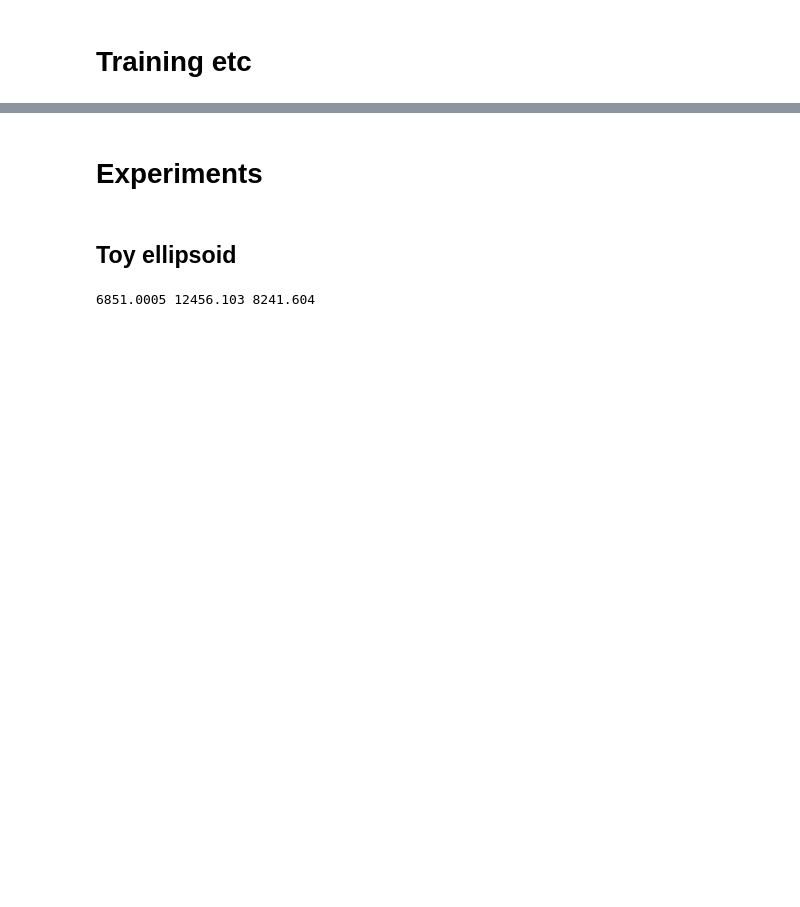
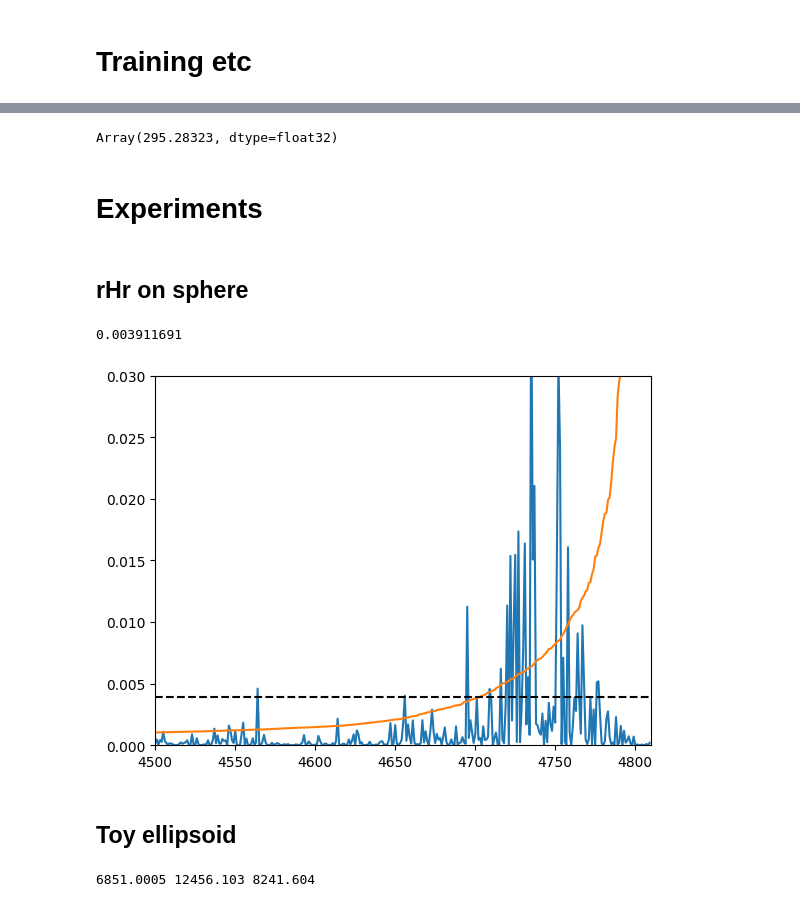
Before and after one commit to EleutherAI/basin-volume, a Jupyter notebook: basin_precondition.ipynb, the cells around one changed output, grey strips where cells are left out. Saved outputs shown, nothing was run; the diff lists cells and outputs as text; code cells hidden in the pictures; blank space fills up the shorter version.

Commit message:
sphere

```diff
--- a/basin_precondition.ipynb
+++ b/basin_precondition.ipynb
@@ -99,15 +113,15 @@ def train_simple(
     # Define the optimizer and training state
     if cfg.opt == "adam":
         sched = optax.cosine_decay_schedule(cfg.lr, num_steps)
-        tx = optax.adam(learning_rate=sched, eps_root=1e-8)
+        tx = optax.adamw(learning_rate=sched, eps_root=1e-8, weight_decay=cfg.weight_decay)
     else:
         sched = optax.cosine_decay_schedule(cfg.lr, num_steps)
         tx = optax.sgd(learning_rate=sched, momentum=0.9)
 
     if target_norm is not None:
-        params_raveled = params_raveled * target_norm / mlp.ellipsoid_norm(mlp.Params(params_raveled, unravel), cfg.spherical)
+        params_raveled = params_raveled * target_norm / norm(params_raveled)
     elif cfg.mesa_constrain:
-        target_norm = mlp.ellipsoid_norm(mlp.Params(params_raveled, unravel), cfg.spherical)
+        target_norm = norm(params_raveled)
 
     state = TrainState.create(apply_fn=apply_fn, params=dict(p=params_raveled), tx=tx)
 
@@ -121,7 +135,7 @@ def train_simple(
         loss, grads = loss_and_grad(state.params, state.apply_fn, *batch)
         state = state.apply_gradients(grads=grads)
         if target_norm is not None:
-            state.params['p'] *= target_norm / mlp.ellipsoid_norm(mlp.Params(state.params['p'], unravel), cfg.spherical)
+            state.params['p'] *= target_norm / norm(state.params['p'])
         return state, loss
 
     def epoch_step(state: TrainState, key) -> tuple[TrainState, tuple[jnp.ndarray, jnp.ndarray]]:
@@ -314,7 +340,12 @@ def flatten_dict(d):
 # %% [markdown]
 # Training etc
 # %%
-cfg = SimpleConfig(train_size=1024, opt="adam", lr=.06)
+cfg = SimpleConfig(train_size=1024,
+                   opt="adam",
+                   lr=.05,
+                   mesa_constrain=True,
+                   norm_scale=2.0,
+                   )
 # %%
 digits_splits = list(get_digits_splits(jax.random.key(cfg.seed), [cfg.train_size, -1]))
 X_train, Y_train = digits_splits[0]
@@ -334,9 +364,9 @@ def loss_fn(params_raveled):
     loss, acc = compute_loss({'p': params_raveled}, apply_fn, X_train, Y_train)
     return loss
 # %%
-def quick_train():
+def quick_train(cfg=cfg, init_params=init_params, digits_splits=digits_splits, apply_fn=apply_fn):
     return train_simple(init_params.raveled, init_params.unravel, digits_splits, apply_fn, cfg, return_state=True)
 # %%
 test_loss, train_loss, state = quick_train()
 # %%
-final_params = mlp.Params(state.params['p'], init_params.unravel)
+final_params = mlp.Raveler(state.params['p'], init_params.unravel)
@@ -376,3 +433,7 @@ def get_estimates_preconditioned(n, preconditioner=eye, fn=loss_fn, params=final
     diffs = jnp.array(diffs)
 
     return estimates, diffs
+# %%
+final_params.raveled @ final_params.raveled
+# %% [output]
+Array(295.28323, dtype=float32)
@@ -379,5 +450,20 @@ def get_estimates_preconditioned(n, preconditioner=eye, fn=loss_fn, params=final
 # %% [markdown]
 # Experiments
+# %% [markdown]
+## rHr on sphere
+# %%
+u = final_params.raveled / jnp.linalg.norm(final_params.raveled)
+print(jnp.einsum('i,ij,j->', u, H, u))
+
+plt.plot(jnp.einsum('i,ij->j', u, evecs)**2)
+plt.plot(evals)
+plt.xlim(4500, param_dim)
+plt.ylim(0, .03)
+plt.axhline(.0039, color='k', linestyle='--')
+plt.show()
+# %% [output]
+0.003911691
+[figure, added]
 # %% [markdown]
 ## Toy ellipsoid
 # %%
```
Also changed, not shown: parts of 28 cells of this notebook, 2 other files.
